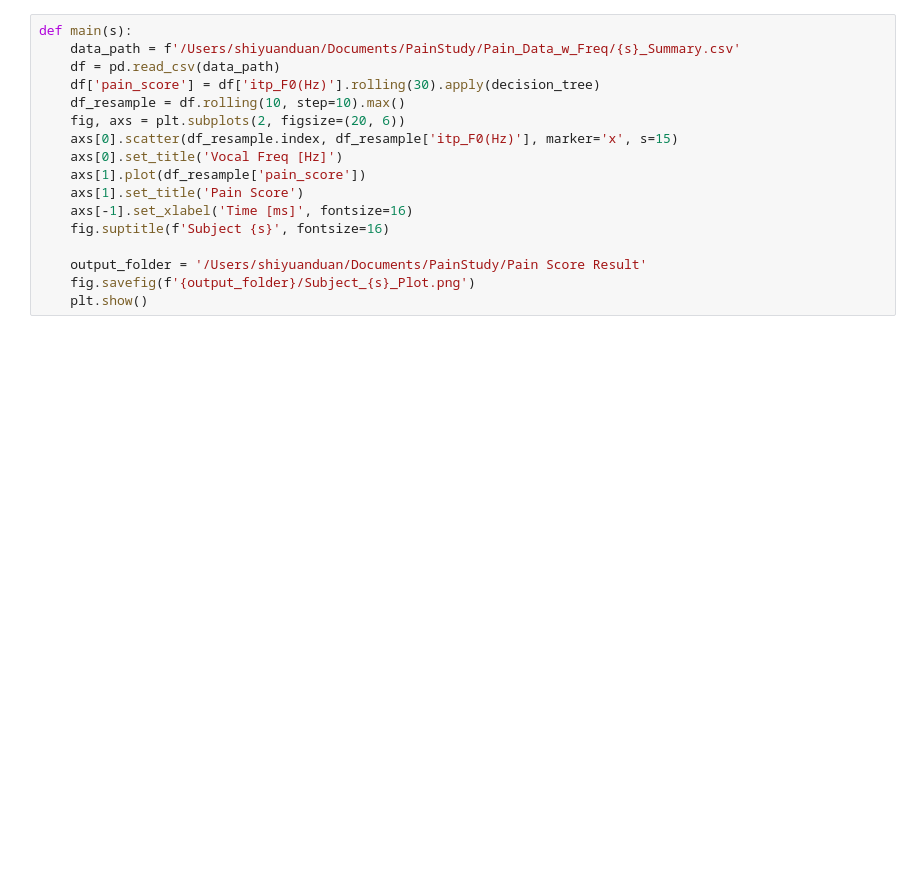
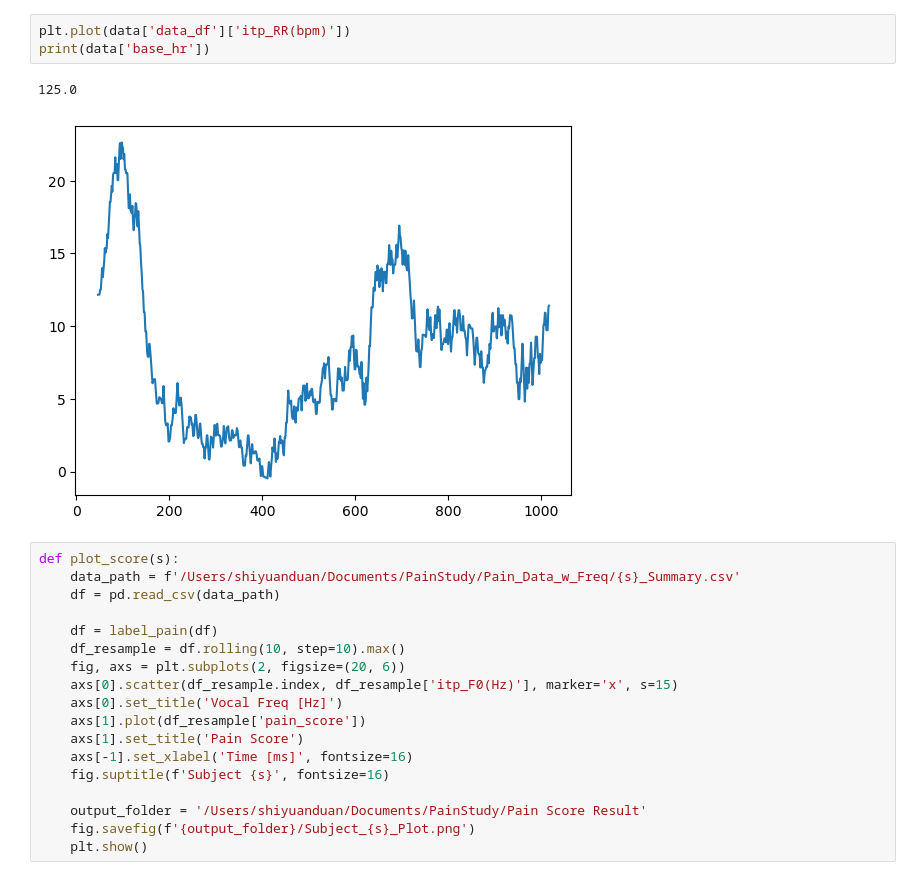
Before and after one commit to Shiyuan-Duan/LabelPain, a Jupyter notebook: label_pain.ipynb, the cells around one changed output. Saved outputs shown, nothing was run; the diff lists cells and outputs as text; blank space fills up the shorter version.

```diff
--- a/label_pain.ipynb
+++ b/label_pain.ipynb
@@ -22,8 +31,15 @@ def decision_tree(slice):
+# %%
+plt.plot(data['data_df']['itp_RR(bpm)'])
+print(data['base_hr'])
+# %% [output]
+125.0
+[figure, added]
 # %%
-def main(s):
+def plot_score(s):
     data_path = f'/Users/shiyuanduan/Documents/PainStudy/Pain_Data_w_Freq/{s}_Summary.csv'
     df = pd.read_csv(data_path)
-    df['pain_score'] = df['itp_F0(Hz)'].rolling(30).apply(decision_tree)
+
+    df = label_pain(df)
     df_resample = df.rolling(10, step=10).max()
     fig, axs = plt.subplots(2, figsize=(20, 6))
     axs[0].scatter(df_resample.index, df_resample['itp_F0(Hz)'], marker='x', s=15)
```
Also changed, not shown: parts of 6 cells of this notebook, 37 other files.
